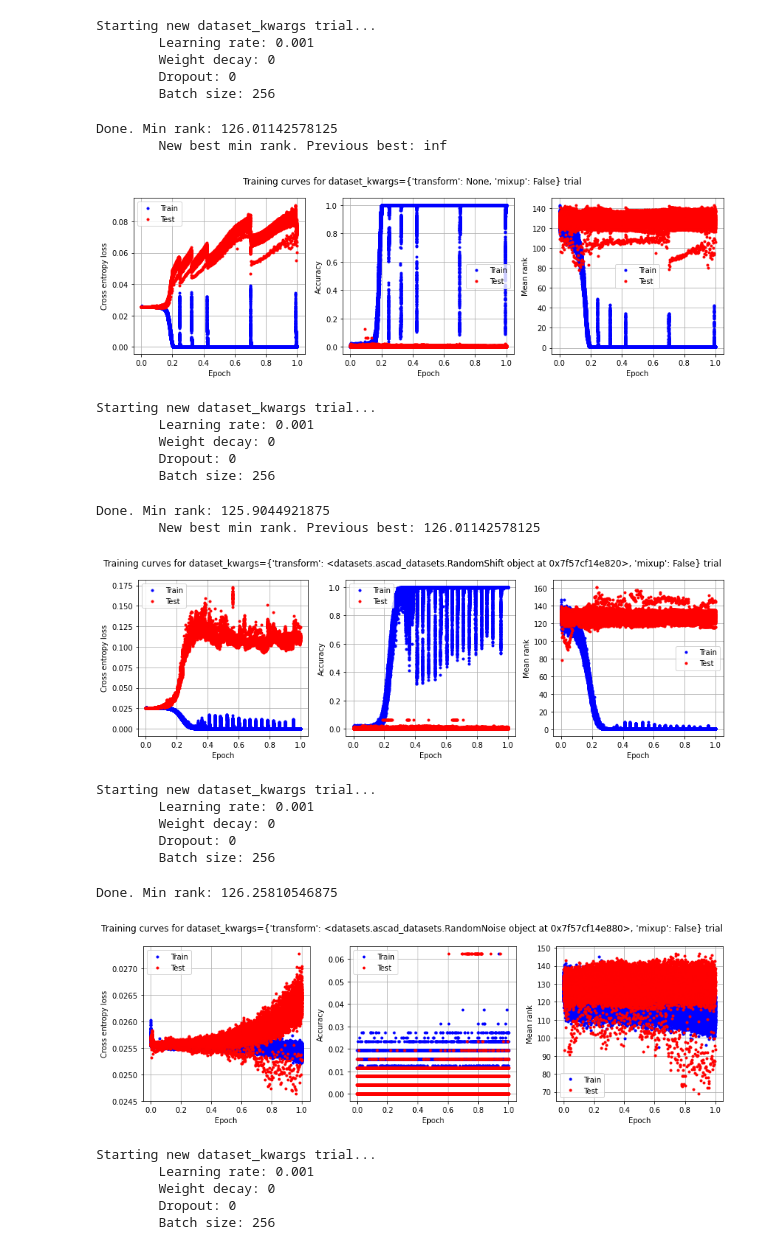
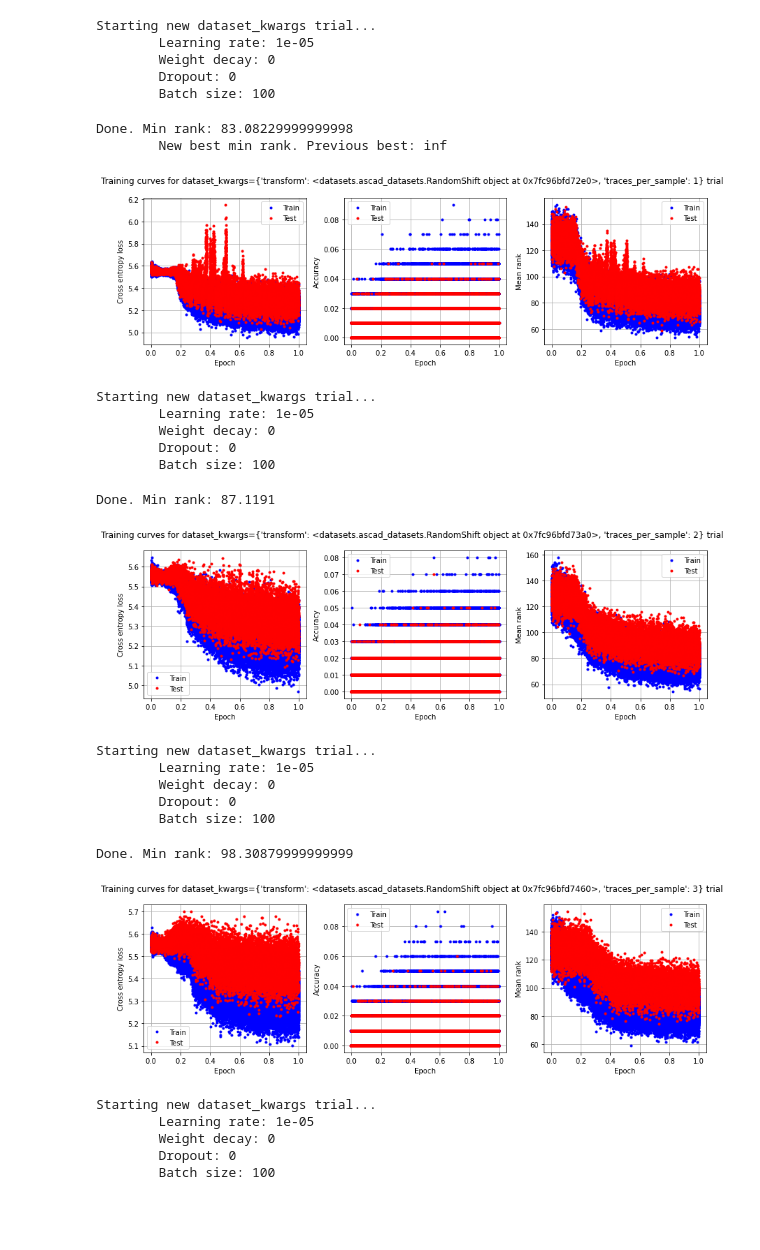
Before and after one commit to jimgammell/sca_defense, a Jupyter notebook: disc_hparam_sweep.ipynb, the cells around one changed output. Saved outputs shown, nothing was run; the diff lists cells and outputs as text; code cells hidden in the pictures; blank space fills up the shorter version.

Commit message:
Ran hyperparameter sweep while feeding the network more traces per trial. Strangely, doing so does not seem to improve performance.

```diff
--- a/disc_hparam_sweep.ipynb
+++ b/disc_hparam_sweep.ipynb
@@ -14,3 +15,6 @@ from models.resnet_1d import resnet18
 from training.single_model import train_step, eval_step
 from training.common import execute_epoch
 from display_results import plot_traces
+# %%
+model = EffNetDS50((1, 700), (256,))
+print(model)
@@ -37,23 +69,24 @@ hparams_to_sweep = {
 #    'dropout': [0, 1e-3, 1e-2, 1e-1, 5e-1],
 #    'batch_size': [1, 2, 4, 8, 16, 32, 64, 128, 256, 512, 1024]}
 # %%
-class LossFn:
-    def __init__(self):
-        self.bce_loss = nn.BCELoss()
-    def __call__(self, logits, target):
-        prediction = nn.functional.softmax(logits, dim=-1)
-        if target.shape != prediction.shape:
-            target = nn.functional.one_hot(target, num_classes=256).to(torch.float)
-        loss = self.bce_loss(prediction, target)
-        return loss
+#class LossFn:
+#    def __init__(self):
+#        self.bce_loss = nn.BCELoss()
+#    def __call__(self, logits, target):
+#        prediction = nn.functional.softmax(logits, dim=-1)
+#        if target.shape != prediction.shape:
+#            target = nn.functional.one_hot(target, num_classes=256).to(torch.float)
+#        loss = self.bce_loss(prediction, target)
+#        return loss
+
+LossFn = nn.CrossEntropyLoss
+from torch.optim.lr_scheduler import OneCycleLR as LRScheduler
-# %%
-test_dataset = AscadDataset(train=False)
 # %%
-default_lr = 1e-3
+default_lr = 1e-5
 default_weight_decay = 0
 default_dropout = 0
-default_batch_size = 256
-default_dataset_kwargs = {'transform': None, 'mixup': False}
+default_batch_size = 100
+default_dataset_kwargs = {'transform': None, 'mixup': False, 'traces_per_sample': 1}
 
 for hparam_name, values_to_try in hparams_to_sweep.items():
     best_min_rank = np.inf
@@ -84,17 +117,20 @@ for hparam_name, values_to_try in hparams_to_sweep.items():
         print('\tWeight decay: {}'.format(weight_decay))
         print('\tDropout: {}'.format(dropout))
         print('\tBatch size: {}'.format(batch_size))
+        traces_per_sample = dataset_kwargs['traces_per_sample']
         train_dataset = AscadDataset(train=True, **dataset_kwargs)
         train_dataloader = DataLoader(train_dataset, batch_size=batch_size, shuffle=True)
+        test_dataset = AscadDataset(train=False, transform=RandomShift(max_shift_size=0), traces_per_sample=traces_per_sample)
         test_dataloader = DataLoader(test_dataset, batch_size=batch_size)
-        model = resnet18(dropout=dropout).to(device)
+        model = EffNetDS50((traces_per_sample, 700), (256,)).to(device) #resnet18(dropout=dropout).to(device)
         optimizer = optim.Adam(model.parameters(), lr=learning_rate, weight_decay=weight_decay)
+        lr_scheduler = LRScheduler(optimizer, 1e-3, pct_start=0.2, cycle_momentum=False, epochs=epochs_per_trial, steps_per_epoch=len(train_dataloader))
         loss_fn = LossFn()
 
         def train_epoch(idx, train=True):
             if train:
                 results = execute_epoch(train_step, train_dataloader,
-                                        model, loss_fn, optimizer, device)
+                                        model, loss_fn, optimizer, device, callback=lr_scheduler.step)
             else:
                 results = execute_epoch(eval_step, train_dataloader,
                                         model, loss_fn, device)
@@ -120,54 +156,53 @@ for hparam_name, values_to_try in hparams_to_sweep.items():
             progress_bar.update(1)
         print('Done. Min rank: {}'.format(min_rank))
 
         if min_rank < best_min_rank:
             print('\tNew best min rank. Previous best: {}'.format(best_min_rank))
             best_min_rank = min_rank
             if hparam_name == 'learning_rate':
                 default_lr = value
             elif hparam_name == 'weight_decay':
                 default_weight_decay = value
             elif hparam_name == 'dropout':
                 default_dropout = value
             elif hparam_name == 'batch_size':
                 default_batch_size = value
             elif hparam_name == 'dataset_kwargs':
                 default_dataset_kwargs = value
 
         fig, axes = plot_traces(results_path, 'hparam_{}_val_{}'.format(hparam_name, value), ['loss', 'acc', 'mean_rank'])
         axes[0].set_ylabel('Cross entropy loss')
         axes[1].set_ylabel('Accuracy')
         axes[2].set_ylabel('Mean rank')
         fig.suptitle('Training curves for {}={} trial'.format(hparam_name, value))
         plt.tight_layout()
         plt.show()
         print('\n\n\n\n\n')
 # %% [output]
 Starting new dataset_kwargs trial...
-        Learning rate: 0.001
+        Learning rate: 1e-05
         Weight decay: 0
         Dropout: 0
-        Batch size: 256
+        Batch size: 100
-Done. Min rank: 126.01142578125
+Done. Min rank: 83.08229999999998
         New best min rank. Previous best: inf
-[figure, old version]
+[figure, new version]
 Starting new dataset_kwargs trial...
-        Learning rate: 0.001
+        Learning rate: 1e-05
         Weight decay: 0
         Dropout: 0
-        Batch size: 256
+        Batch size: 100
-Done. Min rank: 125.9044921875
-        New best min rank. Previous best: 126.01142578125
+Done. Min rank: 87.1191
-[figure, old version]
+[figure, new version]
 Starting new dataset_kwargs trial...
-        Learning rate: 0.001
+        Learning rate: 1e-05
         Weight decay: 0
         Dropout: 0
-        Batch size: 256
+        Batch size: 100
-Done. Min rank: 126.25810546875
+Done. Min rank: 98.30879999999999
-[figure, old version]
+[figure, new version]
 Starting new dataset_kwargs trial...
-        Learning rate: 0.001
+        Learning rate: 1e-05
         Weight decay: 0
         Dropout: 0
-        Batch size: 256
+        Batch size: 100
```
Also changed, not shown: parts of 4 cells of this notebook, 3 other files.
